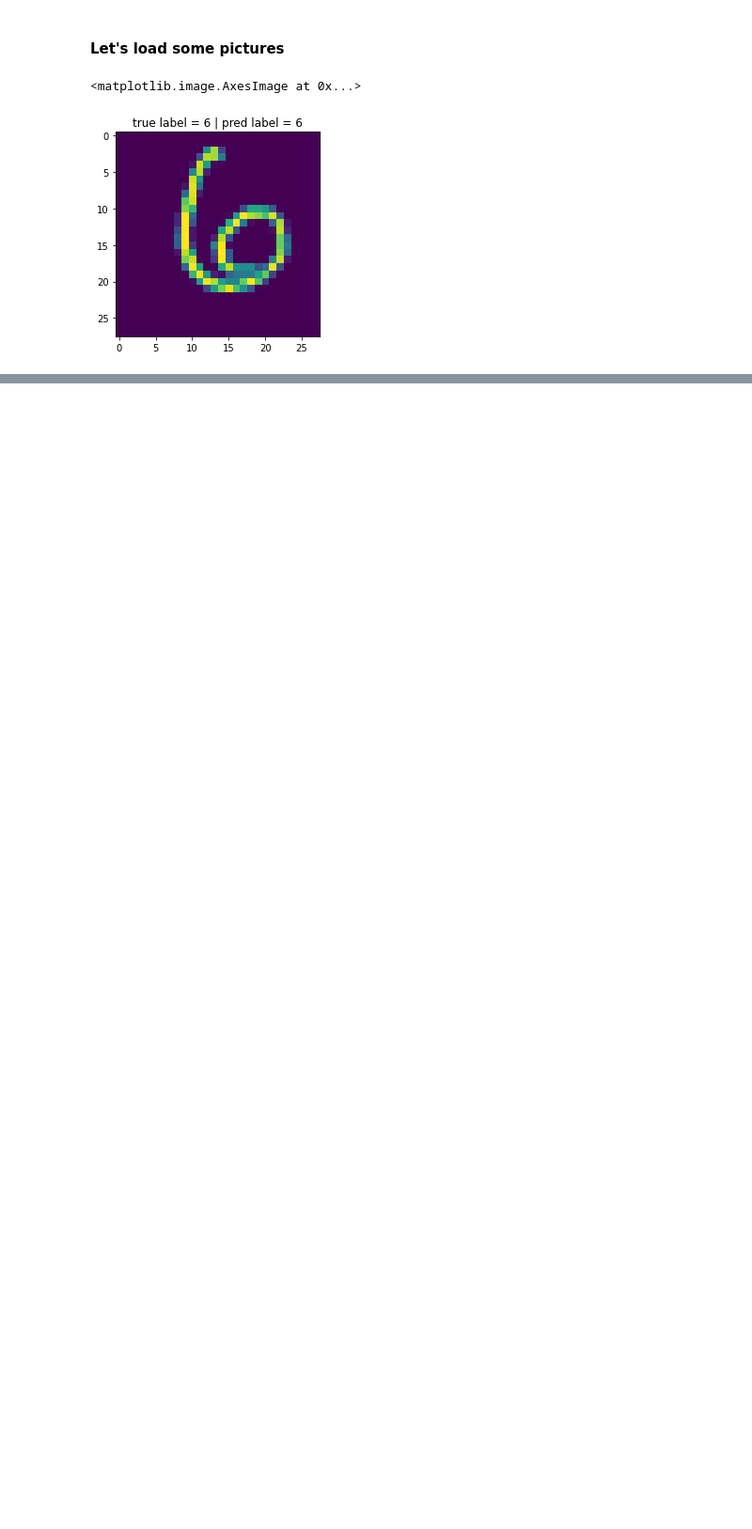
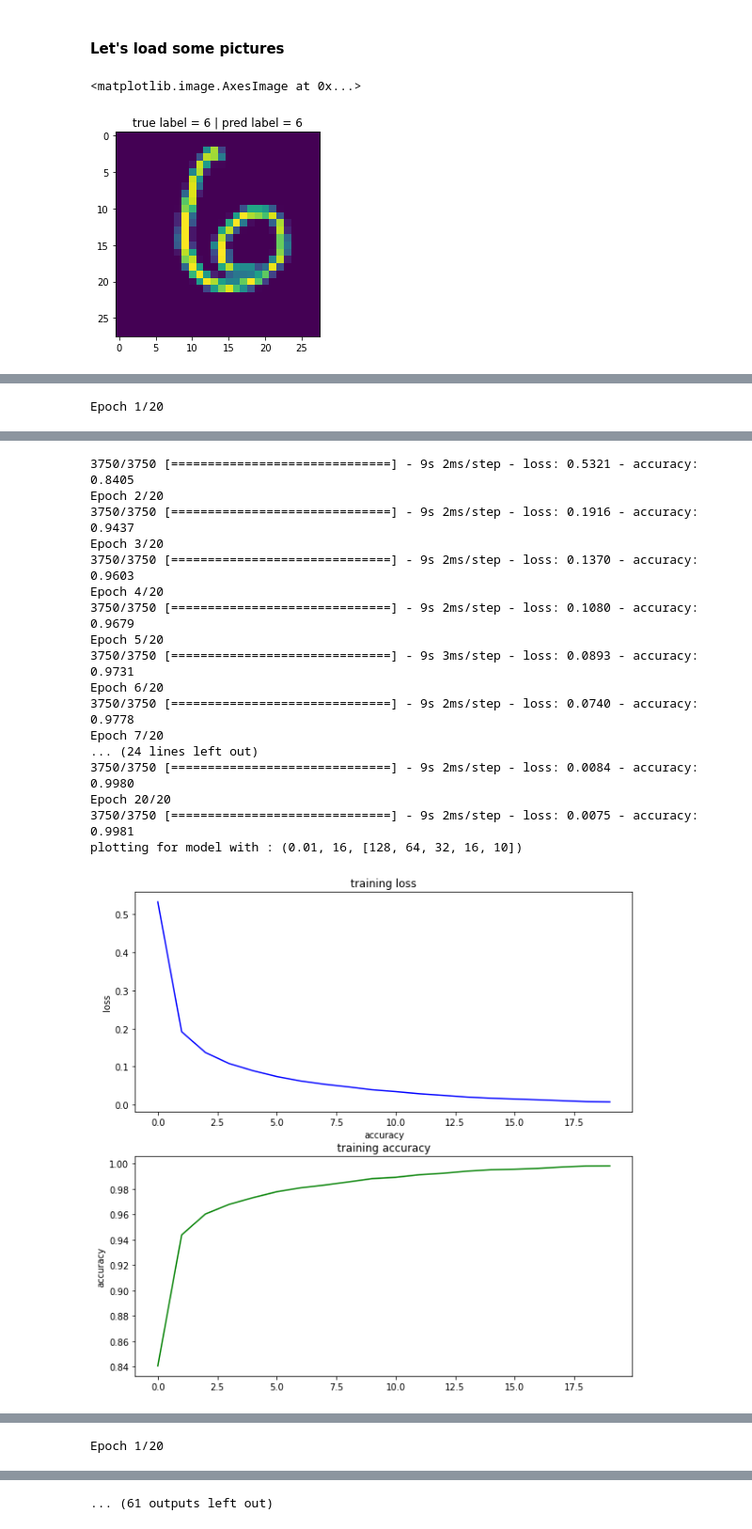
Before and after one commit to valentin-fngr/aces_workshop_computer_vision, a Jupyter notebook: w2_mnist_classification/workshop_2.ipynb, the cells around one changed output, grey strips where cells are left out. Shown: that part at 94% size. Cells and saved outputs as stored; diff of their text form; code cells hidden in the pictures; blank space fills up the shorter version.

Commit message:
trained multiple models

```diff
--- a/w2_mnist_classification/workshop_2.ipynb
+++ b/w2_mnist_classification/workshop_2.ipynb
@@ -514,0 +519,52 @@ plt.imshow(x_test[100].reshape(28,28))
+# %%
+lr = [0.01, 0.001]
+batch_size = [16,32]
+layers = [
+    [128, 64, 32, 16, 10],
+    [64, 32, 10],
+    [18, 10]
+]
+
+epochs = 20
+
+for layer in layers:
+    for learning_rate in lr:
+        for bs in batch_size:
+
+            sequence = [tf.keras.Input(shape=input_shape)]
+
+            sequence.extend([tf.keras.layers.Dense(unit, activation="relu") if i!=len(layer)-1 \
+                 else tf.keras.layers.Dense(unit, activation="softmax") for i,unit in enumerate(layer)])
+
+            my_dnn = tf.keras.Sequential(sequence)
+            my_dnn.summary()
+
+            optimizer = tf.keras.optimizers.SGD(
+                learning_rate=learning_rate # hyper parameters
+            )
+
+
+            my_dnn.compile(loss="categorical_crossentropy", optimizer=optimizer, metrics=["accuracy"])
+
+
+            # A callback is an object that can perform actions at various stages of training
+            log_dir = "logs/fit/" + f"lr={learning_rate}_bs={bs}_layers={layer}"
+            tensorboard_callback = tf.keras.callbacks.TensorBoard(log_dir=log_dir, histogram_freq=1)
+
+
+
+
+            history = my_dnn.fit(
+                x=x_train,
+                y=y_train,
+                batch_size=bs, # hyper parameters
+                epochs=epochs, # hyper parameters
+                callbacks=[tensorboard_callback]
+            )
+
+            print(f"plotting for model with : {(learning_rate, bs, layer)}")
+            plot_results(history)
+
+            # save the model
+            my_dnn.save(f"lr={learning_rate}_bs={bs}_layers={layer}")
+# %% [output]
@@ -514,0 +593 @@ plt.imshow(x_test[100].reshape(28,28))
+Epoch 1/20
@@ -514,0 +612,18 @@ plt.imshow(x_test[100].reshape(28,28))
+3750/3750 [==============================] - 9s 2ms/step - loss: 0.5321 - accuracy: 0.8405
+Epoch 2/20
+3750/3750 [==============================] - 9s 2ms/step - loss: 0.1916 - accuracy: 0.9437
+Epoch 3/20
+3750/3750 [==============================] - 9s 2ms/step - loss: 0.1370 - accuracy: 0.9603
+Epoch 4/20
+3750/3750 [==============================] - 9s 2ms/step - loss: 0.1080 - accuracy: 0.9679
+Epoch 5/20
+3750/3750 [==============================] - 9s 3ms/step - loss: 0.0893 - accuracy: 0.9731
+Epoch 6/20
+3750/3750 [==============================] - 9s 2ms/step - loss: 0.0740 - accuracy: 0.9778
+Epoch 7/20
+... (24 lines left out)
+3750/3750 [==============================] - 9s 2ms/step - loss: 0.0084 - accuracy: 0.9980
+Epoch 20/20
+3750/3750 [==============================] - 9s 2ms/step - loss: 0.0075 - accuracy: 0.9981
+plotting for model with : (0.01, 16, [128, 64, 32, 16, 10])
+[figure, added]
@@ -514,0 +653 @@ plt.imshow(x_test[100].reshape(28,28))
+Epoch 1/20
@@ -514,0 +690 @@ plt.imshow(x_test[100].reshape(28,28))
+... (61 outputs left out)
```
Also changed, not shown: parts of 15 cells of this notebook, 2 other files.
